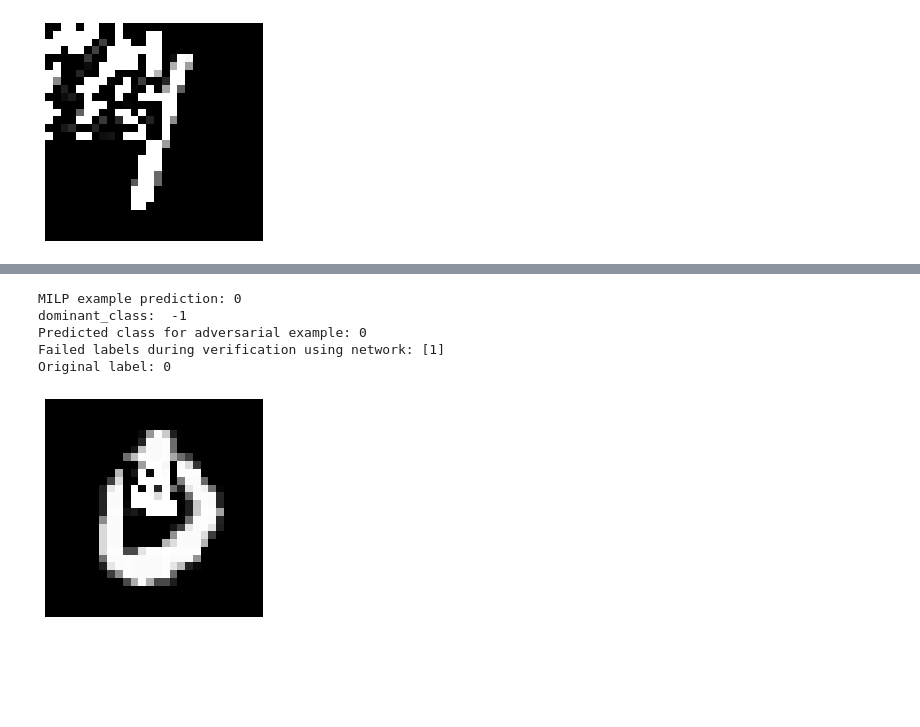
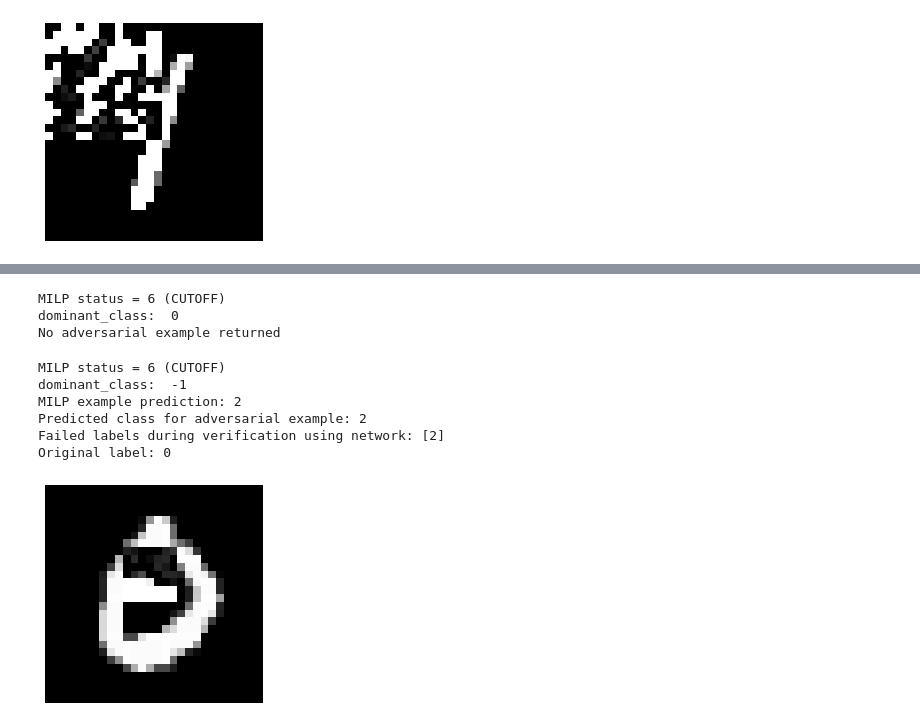
Before and after one commit to NathanA15/Patch-Attack-Verification, a Jupyter notebook: intro.ipynb, the cells around one changed output, grey strips where cells are left out. Drawn from its saved outputs; the diff is of its cells as text; code cells hidden in the pictures; blank space fills up the shorter version.

```diff
--- a/intro.ipynb
+++ b/intro.ipynb
@@ -264,32 +266,53 @@ img = pixels[index].reshape(28, 28)
 label_img = labels[index]
 
 # patch size 11 finds adversarial example for index 7
-input_box_path = create_patch_input_config_file(img, 8, 10, 7, label=label_img)
-dominant_class, example, failed_labels = run_eran(input_box_path=input_box_path, label=label_img, domain="refinepoly", complete=True, timeout_final_milp=6,use_milp=True)
+input_box_path = create_patch_input_config_file(img, 8, 10, 6, label=label_img)
+dominant_class, example, failed_labels = run_eran(input_box_path=input_box_path, label=label_img, domain="refinepoly", complete=True, timeout_final_milp=3000,use_milp=True) #, adv_labels=[2]
 
-if example is None:
+print("dominant_class: ", dominant_class)
+if example is None or len(example) == 0:
     print("No adversarial example returned")
 else:
     ex = np.array(example, dtype=np.float32).reshape(1, 1, 28, 28)
     pred = np.argmax(run_onnx(model_path, ex)[0])
     print("MILP example prediction:", pred)
-
-print("dominant_class: ", dominant_class)
-# clipped = np.clip(example, 0.0, 1.0).tolist()
-adv_img = np.array(example).reshape(28, 28)
-plt.figure(figsize=(4, 4))
-plt.imshow(adv_img, cmap="gray")
-plt.axis("off")
-out = run_onnx("/root/ERAN/tf_verify/models/mnist_convSmallRELU__PGDK.onnx", np.array(adv_img).reshape(1, 1, 28, 28))
-# return index with highest score
-predicted_class = np.argmax(out[0], axis=1)[0]
-print("Predicted class for adversarial example:", predicted_class)
-print("Failed labels during verification using network:", failed_labels)
-print("Original label:", label_img)
+    # clipped = np.clip(example, 0.0, 1.0).tolist()
+    adv_img = np.array(example).reshape(28, 28)
+    plt.figure(figsize=(4, 4))
+    plt.imshow(adv_img, cmap="gray")
+    plt.axis("off")
+    out = run_onnx("/root/ERAN/tf_verify/models/mnist_convSmallRELU__PGDK.onnx", np.array(adv_img).reshape(1, 1, 28, 28))
+    # return index with highest score
+    predicted_class = np.argmax(out[0], axis=1)[0]
+    print("Predicted class for adversarial example:", predicted_class)
+    print("Failed labels during verification using network:", failed_labels)
+    print("Original label:", label_img)
 # %% [output]
-MILP example prediction: 0
-dominant_class:  -1
-Predicted class for adversarial example: 0
-Failed labels during verification using network: [1]
-Original label: 0
+MILP status = 6 (CUTOFF)
+dominant_class:  0
+No adversarial example returned
-[figure, removed]
+# %%
+index = 3
+
+img = pixels[index].reshape(28, 28)
+label_img = labels[index]
+
+# patch size 11 finds adversarial example for index 7
+input_box_path = create_patch_input_config_file(img, 8, 10, 7, label=label_img)
+dominant_class, example, failed_labels = run_eran(input_box_path=input_box_path, label=label_img, domain="refinepoly", complete=True, timeout_final_milp=3000,use_milp=True) #, adv_labels=[2]
+
+print("dominant_class: ", dominant_class)
+if example is None or len(example) == 0:
+    print("No adversarial example returned")
+else:
+    plot_adv(example)
+
+    verify_adv_example(example, label_img, failed_labels)
+# %% [output]
+MILP status = 6 (CUTOFF)
+dominant_class:  -1
+MILP example prediction: 2
+Predicted class for adversarial example: 2
+Failed labels during verification using network: [2]
+Original label: 0
+[figure, added]
```
Also changed, not shown: parts of 7 cells of this notebook, 4 other files.
